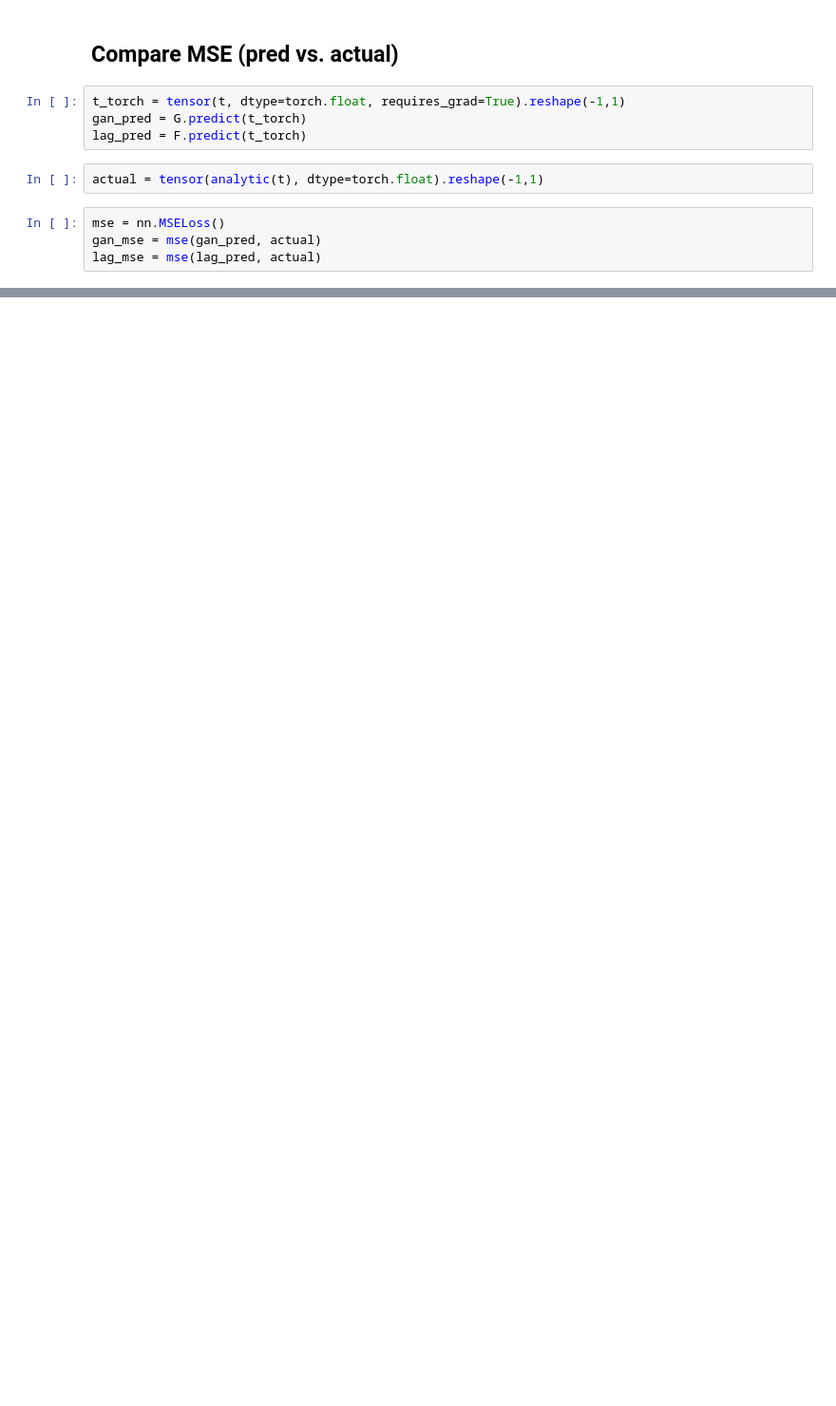
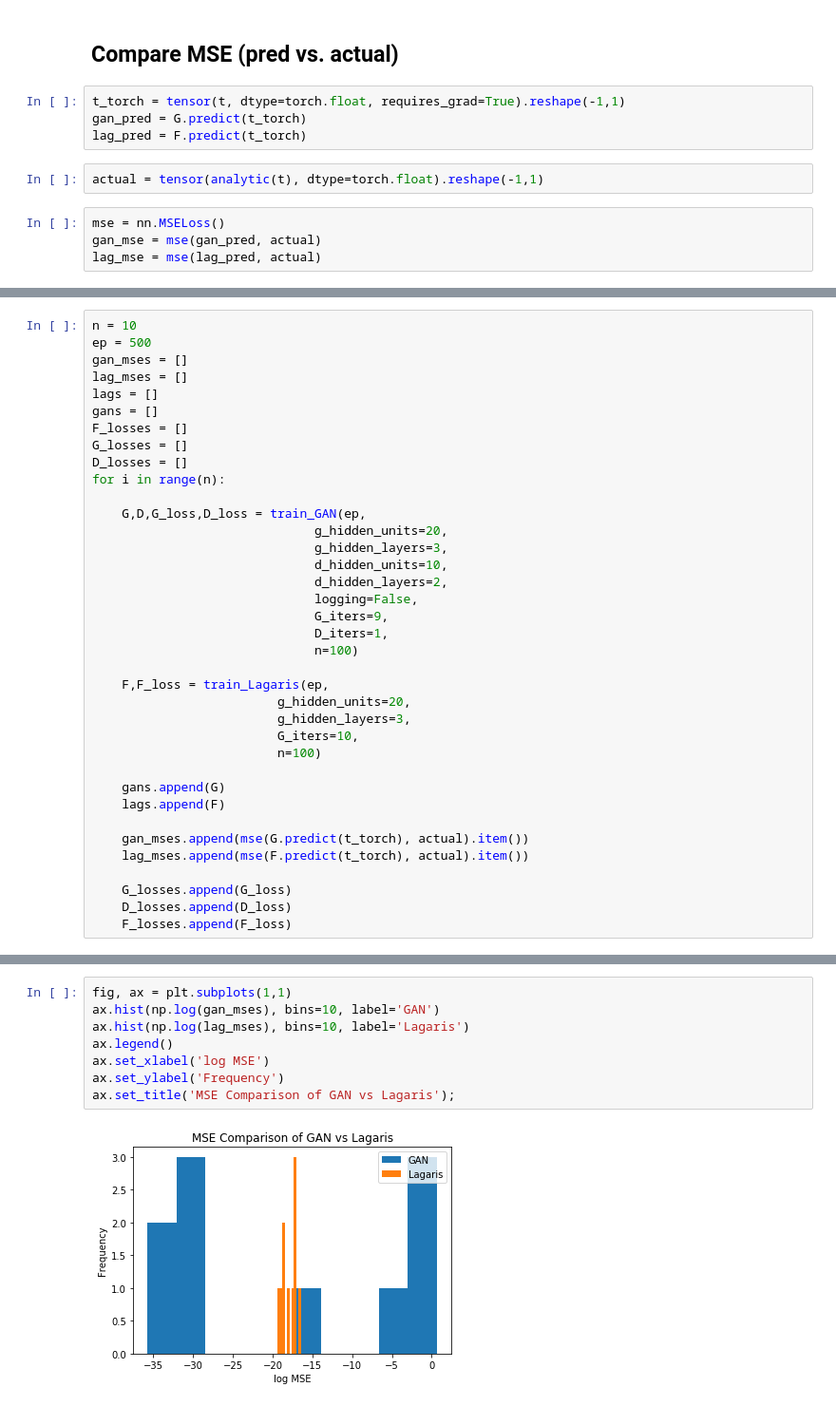
Before and after one commit to dylanrandle/denn, a Jupyter notebook: GAN.ipynb, the cells around one changed output, grey strips where cells are left out. Shown at 95% size. Cells and saved outputs as stored; diff of their text form; blank space fills up the shorter version.

```diff
--- a/GAN.ipynb
+++ b/GAN.ipynb
@@ -319,0 +322,37 @@ Lagaris MSE: 7.31833083023048e-08
+# %%
+n = 10
+ep = 500
+gan_mses = []
+lag_mses = []
+lags = []
+gans = []
+F_losses = []
+G_losses = []
+D_losses = []
+for i in range(n):
+
+    G,D,G_loss,D_loss = train_GAN(ep,
+                              g_hidden_units=20,
+                              g_hidden_layers=3,
+                              d_hidden_units=10,
+                              d_hidden_layers=2,
+                              logging=False,
+                              G_iters=9,
+                              D_iters=1,
+                              n=100)
+
+    F,F_loss = train_Lagaris(ep,
+                         g_hidden_units=20,
+                         g_hidden_layers=3,
+                         G_iters=10,
+                         n=100)
+
+    gans.append(G)
+    lags.append(F)
+
+    gan_mses.append(mse(G.predict(t_torch), actual).item())
+    lag_mses.append(mse(F.predict(t_torch), actual).item())
+
+    G_losses.append(G_loss)
+    D_losses.append(D_loss)
+    F_losses.append(F_loss)
@@ -319,0 +374,10 @@ Lagaris MSE: 7.31833083023048e-08
+# %%
+fig, ax = plt.subplots(1,1)
+ax.hist(np.log(gan_mses), bins=10, label='GAN')
+ax.hist(np.log(lag_mses), bins=10, label='Lagaris')
+ax.legend()
+ax.set_xlabel('log MSE')
+ax.set_ylabel('Frequency')
+ax.set_title('MSE Comparison of GAN vs Lagaris');
+# %% [output]
+[figure, added]
```
Also changed, not shown: parts of 12 cells of this notebook.
